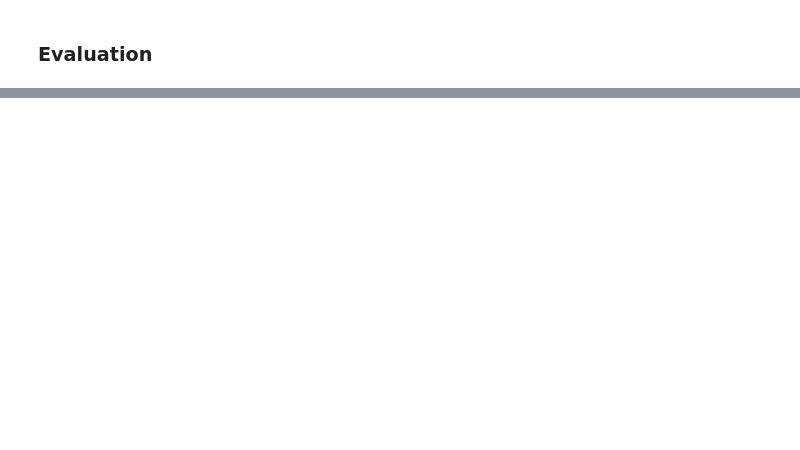
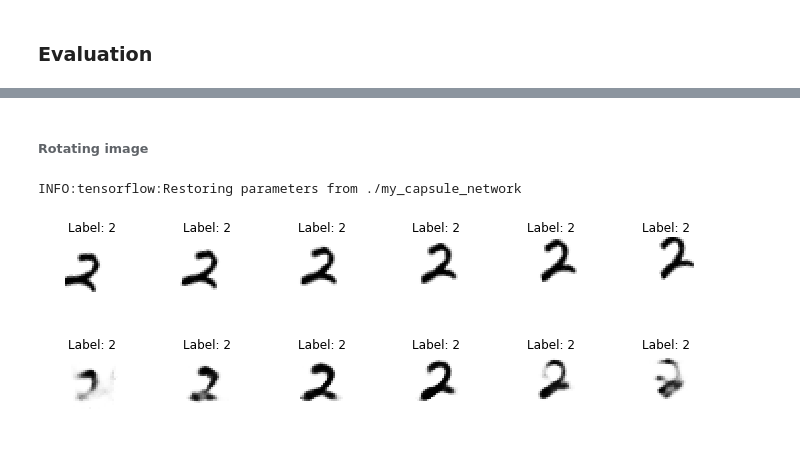
Before and after one commit to layog/capsnets-tensorflow, a Jupyter notebook: Capsnets.ipynb, the cells around one changed output, grey strips where cells are left out. Saved outputs shown, nothing was run; the diff lists cells and outputs as text; code cells hidden in the pictures; blank space fills up the shorter version.

```diff
--- a/Capsnets.ipynb
+++ b/Capsnets.ipynb
@@ -492,0 +538,2 @@ Then, I ran the training for 2 more epochs with 3 routing loops, which took me t
+# %%
+test_image, test_label = test_images[1], test_labels[1]
@@ -492,0 +546,36 @@ Then, I ran the training for 2 more epochs with 3 routing loops, which took me t
+# %%
+# Helpers for image modifications
+import skimage
+from skimage import transform
+from skimage import filters
+
+def transformation_bases(input_image, min_transform, max_transform, steps=10, transform_name="rotation"):
+    transformation_values = np.linspace(min_transform, max_transform, steps)
+    transformations = map(lambda x: transform.AffineTransform(**({transform_name: x})), transformation_values)
+    output_images = map(lambda trans: transform.warp(input_image, inverse_map=trans),
+                        transformations)
+    return np.asarray(output_images)
+
+def get_multiple_shears(input_image, min_shear, max_shear, steps=10):
+    return transformation_bases(input_image, min_shear, max_shear, steps, "shear")
+
+def get_multiple_rotations(input_image, min_shear, max_shear, steps=10):
+    return transformation_bases(input_image, min_shear, max_shear, steps, "rotation")
+
+def get_blurred_images(input_image, min_sigma, max_sigma, steps=10):
+    sigmas = np.linspace(min_sigma, max_sigma, steps)
+    output_images = map(lambda x: filters.gaussian(input_image, x), sigmas)
+    return np.asarray(output_images)
+# %%
+# Setting the no. of transformations
+no_transforms = 6
+# %% [markdown]
+###### Rotating image
+# %%
+transformed_images = get_multiple_rotations(test_image, -0.3, 0.3, no_transforms)
+capsule_outputs, predicted_images, predicted_labels = get_predictions(transformed_images, [test_label] * no_transforms)
+side_by_side_plot(transformed_images, [test_label] * no_transforms, predicted_images, predicted_labels, no_transforms)
+# %% [output]
+INFO:tensorflow:Restoring parameters from ./my_capsule_network
+[figure, added]
+[figure, added]
```
Also changed, not shown: parts of 32 cells of this notebook.
